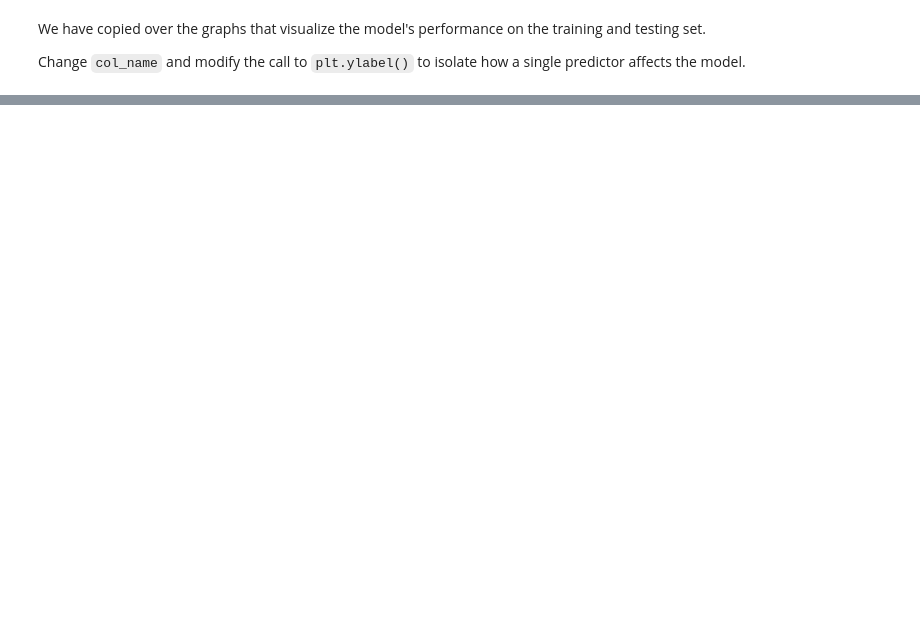
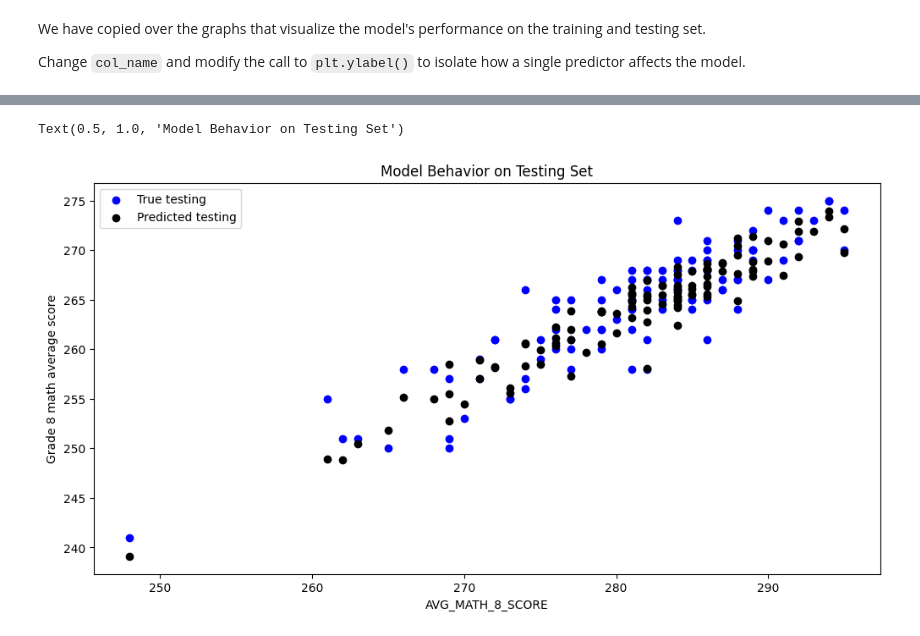
Before and after one commit to 23likenny/MDST-Onboarding, a Jupyter notebook: tutorial1/checkpoint1.ipynb, the cells around one changed output, grey strips where cells are left out. Cells and saved outputs as stored; diff of their text form; code cells hidden in the pictures; blank space fills up the shorter version.

```diff
--- a/tutorial1/checkpoint1.ipynb
+++ b/tutorial1/checkpoint1.ipynb
@@ -224,15 +263,18 @@ Change `col_name` and modify the call to `plt.ylabel()` to isolate how a single
 # %%
 # @@@ 14
 
 
-# col_name = 'COLUMN NAME OF ONE PREDICTOR"
+col_name = "AVG_MATH_8_SCORE"
 
 
-# f = plt.figure(figsize=(12,6))
-# plt.scatter(X_test[col_name], y_test, color = "blue")
-# plt.scatter(X_test[col_name], model.predict(X_test), color = "black")
+f = plt.figure(figsize=(12,6))
+plt.scatter(X_test[col_name], y_test, color = "blue")
+plt.scatter(X_test[col_name], model.predict(X_test), color = "black")
 
-# plt.legend(['True testing','Predicted testing'])
-# plt.xlabel(col_name)
-# plt.ylabel('NAME OF THE PREDICTOR')
-# plt.title("Model Behavior on Testing Set")
+plt.legend(['True testing','Predicted testing'])
+plt.xlabel(col_name)
+plt.ylabel('Grade 8 math average score')
+plt.title("Model Behavior on Testing Set")
+# %% [output]
+Text(0.5, 1.0, 'Model Behavior on Testing Set')
+[figure, added]
```
Also changed, not shown: parts of 14 cells of this notebook, 1 other file.
